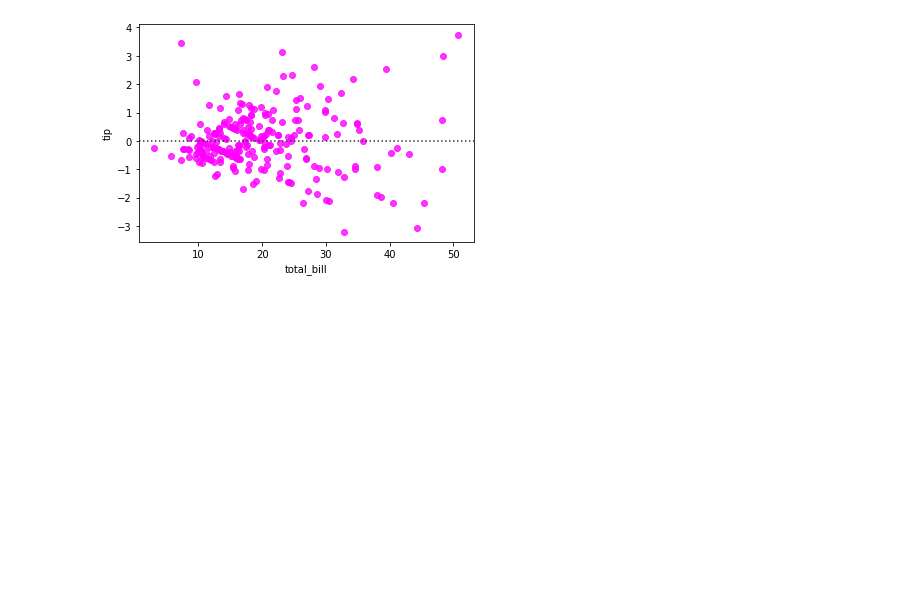
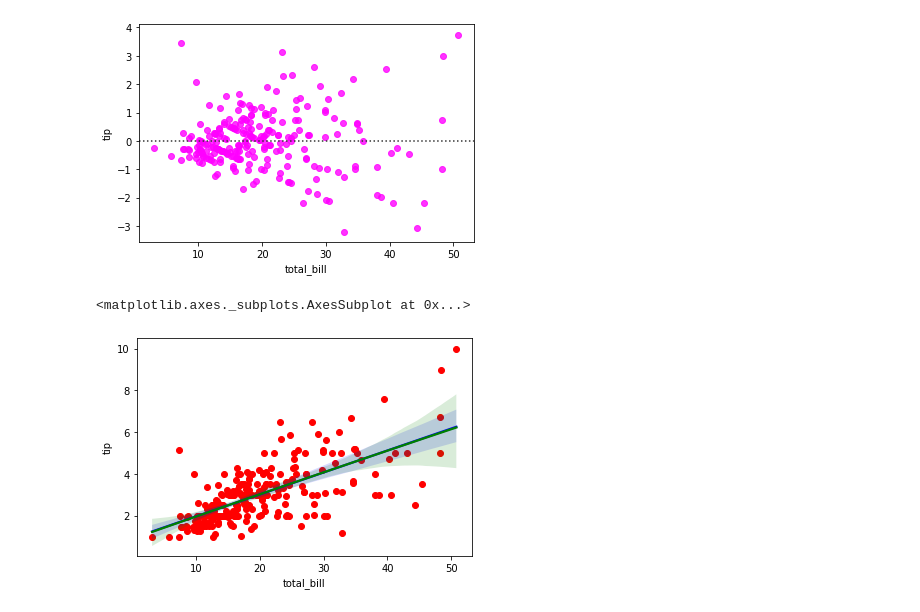
Before and after one commit to ak1920/data_visualiz_pyplot, a Jupyter notebook: Data_viz_Matpl_seaborn1.ipynb, the cells around one changed output. Cells and saved outputs as stored; diff of their text form; code cells hidden in the pictures; blank space fills up the shorter version.

```diff
--- a/Data_viz_Matpl_seaborn1.ipynb
+++ b/Data_viz_Matpl_seaborn1.ipynb
@@ -91,3 +91,15 @@ sns.residplot(x='total_bill', y='tip', data=df, color = 'magenta')
 plt.show()
 # %% [output]
 [figure]
+# %%
+# Generate a scatter plot of bill and tip using red circles
+plt.scatter(df['total_bill'], df['tip'], label='data', color='red', marker='o')
+
+# Plot in blue a linear regression of order 1 between bill and tip
+sns.regplot(x='total_bill', y='tip', data=df, scatter=None, color='blue', label='First Order')
+
+# Plot in green a linear regression of order 2 between bill and tip
+sns.regplot(x='total_bill', y='tip', data=df, scatter=None, order=2, color='green', label='Second Order')
+# %% [output]
+<matplotlib.axes._subplots.AxesSubplot at 0x...>
+[figure, added]
```
Also changed, not shown: parts of 10 cells of this notebook.
